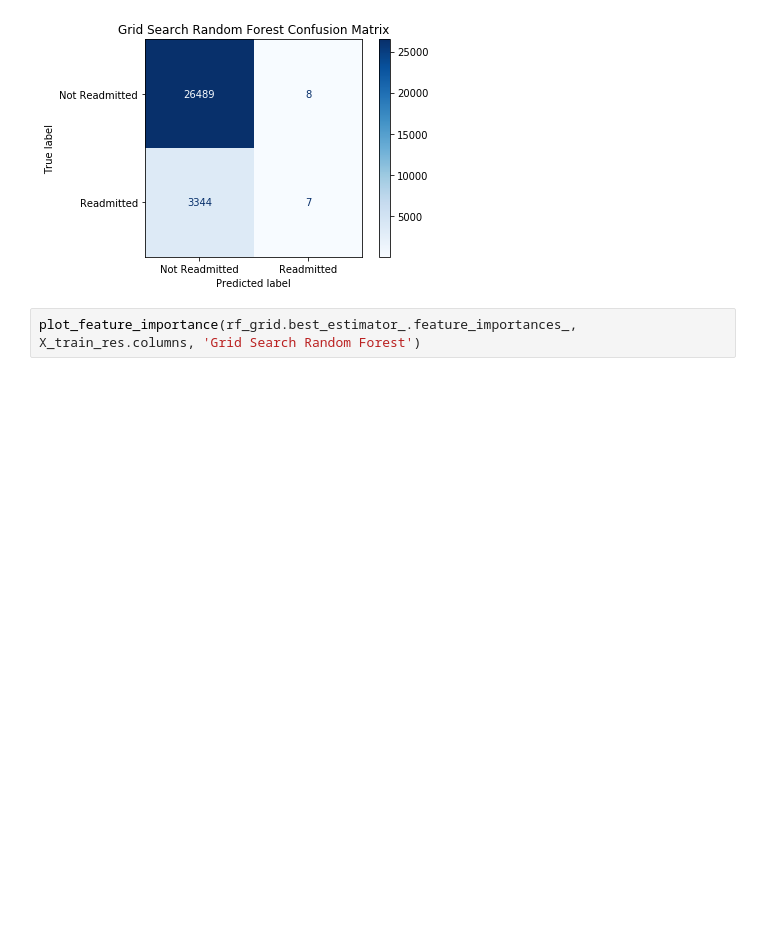
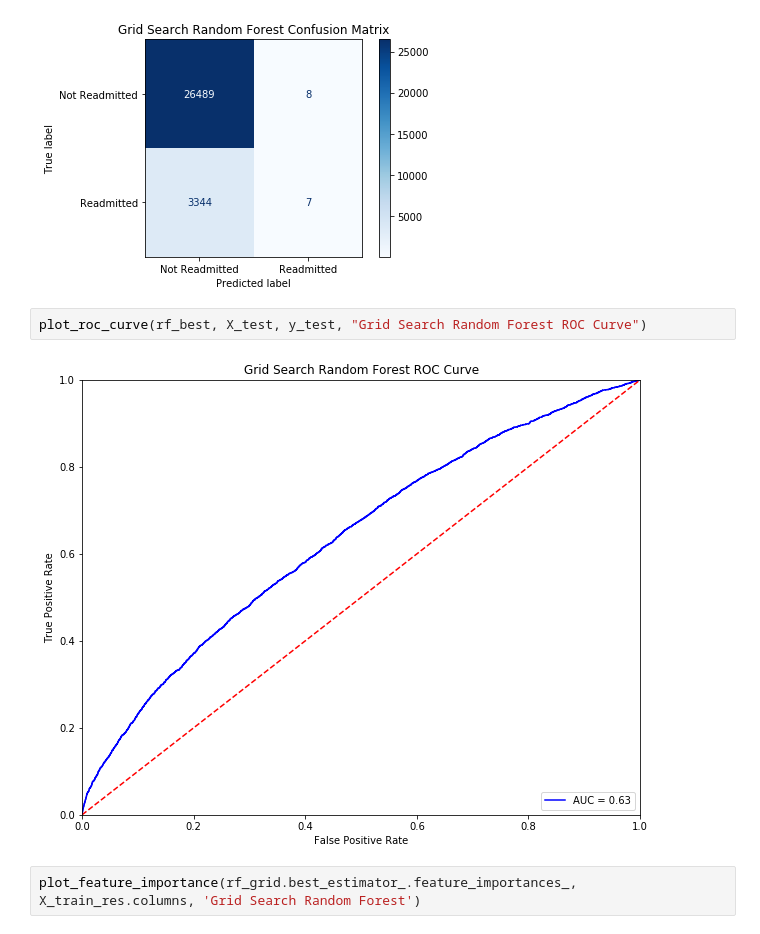
Before and after one commit to rchoi2/Diabetes-Readmission-Classifier, a Jupyter notebook: Diabetes_Classification_EDA.ipynb, the cells around one changed output. Drawn from its saved outputs; the diff is of its cells as text; blank space fills up the shorter version.

```diff
--- a/Diabetes_Classification_EDA.ipynb
+++ b/Diabetes_Classification_EDA.ipynb
@@ -802,6 +841,10 @@ plot_cm(rf_grid.best_estimator_, "Grid Search Random Forest")
 # %% [output]
 <Figure size 720x576 with 0 Axes>
 [figure]
+# %%
+plot_roc_curve(rf_best, X_test, y_test, "Grid Search Random Forest ROC Curve")
+# %% [output]
+[figure, added]
 # %%
 plot_feature_importance(rf_grid.best_estimator_.feature_importances_, X_train_res.columns, 'Grid Search Random Forest')
 # %% [output]
```
Also changed, not shown: parts of 20 cells of this notebook, 3 other files.
